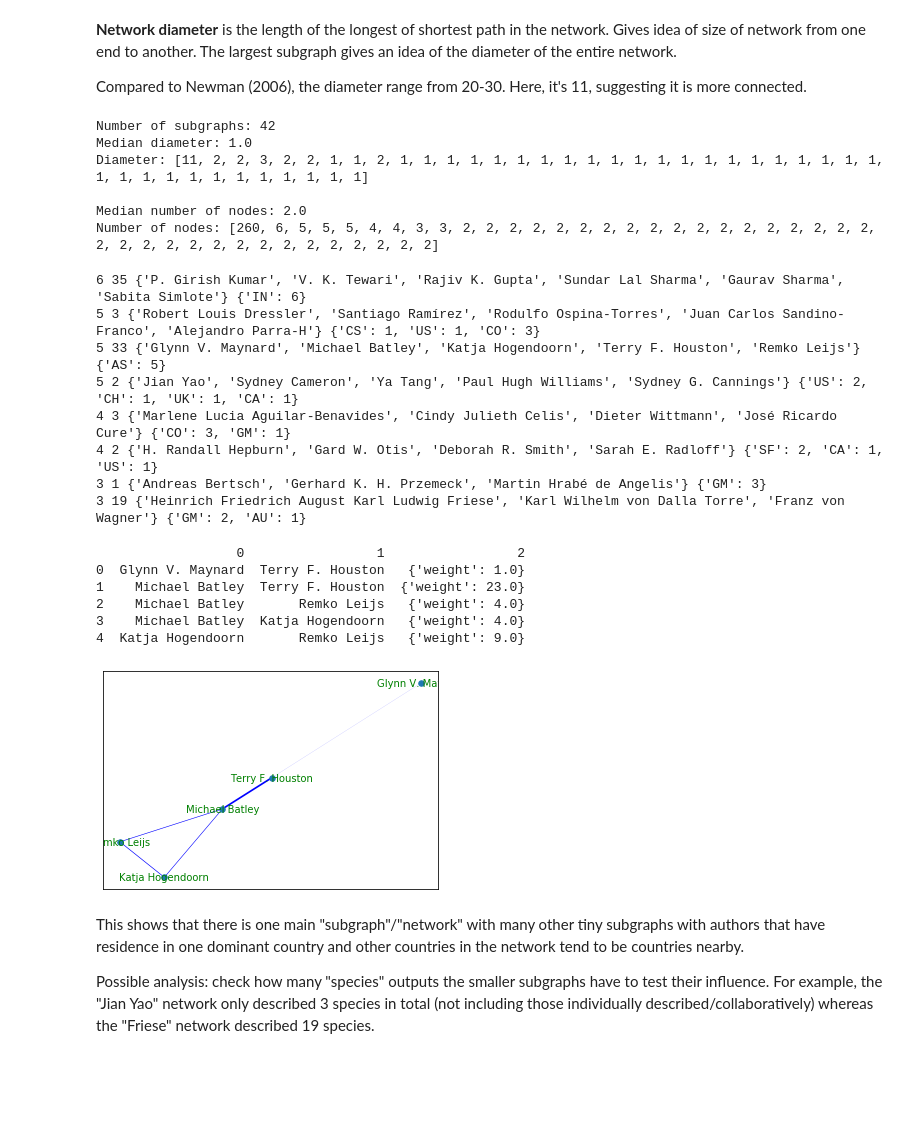
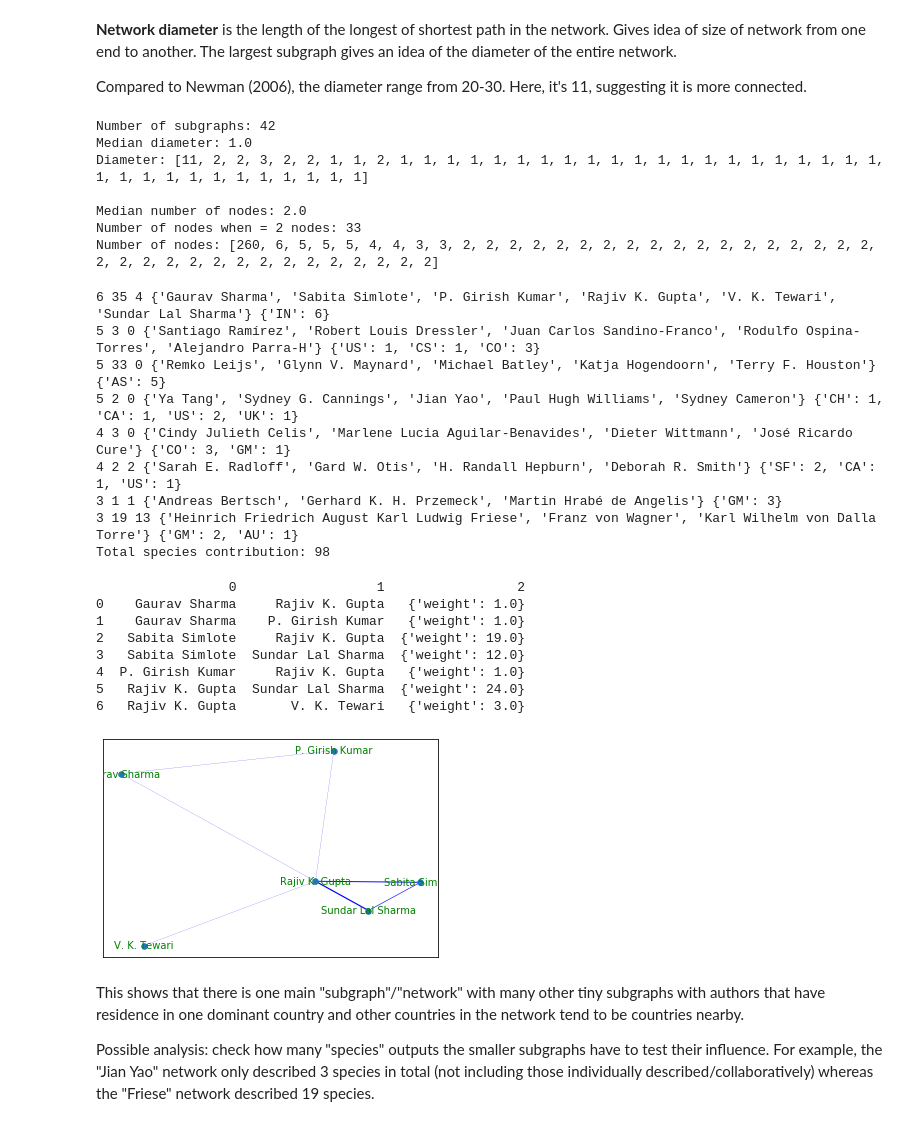
Before and after one commit to eunices/masters-thesis-code, a Jupyter notebook: 2019-09-24-coauthor-networkx/2019-09-24-coauthor-network.ipynb, the cells around one changed output. Cells and saved outputs as stored; diff of their text form; code cells hidden in the pictures; blank space fills up the shorter version.

Commit message:
[EJYS] Prelim analysis for networks of co-authorship

```diff
--- a/2019-09-24-coauthor-networkx/2019-09-24-coauthor-network.ipynb
+++ b/2019-09-24-coauthor-networkx/2019-09-24-coauthor-network.ipynb
@@ -21,11 +24,3 @@ ddir = "../data/2019-05-23-ascher-bee-data/"
 fn_spp = ddir + '2019-05-23-Apoidea world consensus file Sorted by name 2019 describers_2.0-denormalised.csv'
 spp = pd.read_csv(fn_spp)[["idx", "full.name.of.describer.n"]]
 spp = spp[spp.duplicated(subset="idx", keep=False)] # keep only those with >1 authors
-# %%
-# dataset includes valid and invalid species
-fn_edges = ddir + '2019-05-23-Apoidea world consensus file Sorted by name 2019 describers_7.0-author-networks.csv'
-with open(fn_edges, 'r') as edgecsv: # Open the file
-    edgereader = csv.reader(edgecsv) # Read the csv
-    edges = [(e[1], e[2], e[0]) for e in edgereader if e[2] != ""][1:]
-
-edges = [(e[0], e[1], float(e[2])) for e in edges]
@@ -70,3 +27,2 @@ for node in nodes: # Loop through the list, one row at a time
-# %%
-# Add attributes
-nx.set_node_attributes(G, res_dict, 'country_of_residence')
+# %%
+(G, nodes) = load_coauthor_nx() # abstracted into src
@@ -254,7 +264,9 @@ for i in subgraphs:
 
 print("Median diameter:", s.median(dia_li))
 print("Diameter:", dia_li, "\n")
+
 print("Median number of nodes:", s.median(nod_li))
+print("Number of nodes when = 2 nodes:", sum([x==2 for x in nod_li]))
 print("Number of nodes:", nod_li)
 # %% [output]
 Number of subgraphs: 42
@@ -262,48 +274,64 @@ Median diameter: 1.0
 Diameter: [11, 2, 2, 3, 2, 2, 1, 1, 2, 1, 1, 1, 1, 1, 1, 1, 1, 1, 1, 1, 1, 1, 1, 1, 1, 1, 1, 1, 1, 1, 1, 1, 1, 1, 1, 1, 1, 1, 1, 1, 1, 1]
 
 Median number of nodes: 2.0
+Number of nodes when = 2 nodes: 33
 Number of nodes: [260, 6, 5, 5, 5, 4, 4, 3, 3, 2, 2, 2, 2, 2, 2, 2, 2, 2, 2, 2, 2, 2, 2, 2, 2, 2, 2, 2, 2, 2, 2, 2, 2, 2, 2, 2, 2, 2, 2, 2, 2, 2]
 # %%
+subgraph_info = {}
+total_spp = 0
 for i in range(1, nod_li.index(2)):
     subgraph = subgraphs[i]
     countries = Counter([G.nodes()[p]["country_of_residence"] for p in subgraph])
     N_species_li = [list(spp[spp["full.name.of.describer.n"] == p].idx) for p in subgraph]
-    N_species = len(set(list(reduce(lambda x,y: x+y, N_species_li))))
-    print(len(subgraph), N_species, subgraph,  dict(countries))
+    N_species = set(list(reduce(lambda x,y: x+y, N_species_li)))
+    N_synonyms = len([x for x in N_species if x > 20669])
+    N_species = len(N_species)
+    print(len(subgraph), N_species, N_synonyms, subgraph,  dict(countries))
+    subgraph_info[i] = {'N_species': N_species,
+                        'N_synonyms': N_synonyms,
+                        'N_nodes': len(subgraph),
+                        'id_nodes': subgraph,
+                        'countries': dict(countries)}
+    total_spp = total_spp + N_species
+pd.DataFrame.from_dict(subgraph_info, orient='index').to_csv(ddir+'eda2_auth/2019-11-07-coauth-subgraphs.csv')
+print("Total species contribution:", total_spp)
 # %% [output]
-6 35 {'P. Girish Kumar', 'V. K. Tewari', 'Rajiv K. Gupta', 'Sundar Lal Sharma', 'Gaurav Sharma', 'Sabita Simlote'} {'IN': 6}
-5 3 {'Robert Louis Dressler', 'Santiago Ramírez', 'Rodulfo Ospina-Torres', 'Juan Carlos Sandino-Franco', 'Alejandro Parra-H'} {'CS': 1, 'US': 1, 'CO': 3}
-5 33 {'Glynn V. Maynard', 'Michael Batley', 'Katja Hogendoorn', 'Terry F. Houston', 'Remko Leijs'} {'AS': 5}
-5 2 {'Jian Yao', 'Sydney Cameron', 'Ya Tang', 'Paul Hugh Williams', 'Sydney G. Cannings'} {'US': 2, 'CH': 1, 'UK': 1, 'CA': 1}
-4 3 {'Marlene Lucia Aguilar-Benavides', 'Cindy Julieth Celis', 'Dieter Wittmann', 'José Ricardo Cure'} {'CO': 3, 'GM': 1}
-4 2 {'H. Randall Hepburn', 'Gard W. Otis', 'Deborah R. Smith', 'Sarah E. Radloff'} {'SF': 2, 'CA': 1, 'US': 1}
-3 1 {'Andreas Bertsch', 'Gerhard K. H. Przemeck', 'Martin Hrabé de Angelis'} {'GM': 3}
-3 19 {'Heinrich Friedrich August Karl Ludwig Friese', 'Karl Wilhelm von Dalla Torre', 'Franz von Wagner'} {'GM': 2, 'AU': 1}
+6 35 4 {'Gaurav Sharma', 'Sabita Simlote', 'P. Girish Kumar', 'Rajiv K. Gupta', 'V. K. Tewari', 'Sundar Lal Sharma'} {'IN': 6}
+5 3 0 {'Santiago Ramírez', 'Robert Louis Dressler', 'Juan Carlos Sandino-Franco', 'Rodulfo Ospina-Torres', 'Alejandro Parra-H'} {'US': 1, 'CS': 1, 'CO': 3}
+5 33 0 {'Remko Leijs', 'Glynn V. Maynard', 'Michael Batley', 'Katja Hogendoorn', 'Terry F. Houston'} {'AS': 5}
+5 2 0 {'Ya Tang', 'Sydney G. Cannings', 'Jian Yao', 'Paul Hugh Williams', 'Sydney Cameron'} {'CH': 1, 'CA': 1, 'US': 2, 'UK': 1}
+4 3 0 {'Cindy Julieth Celis', 'Marlene Lucia Aguilar-Benavides', 'Dieter Wittmann', 'José Ricardo Cure'} {'CO': 3, 'GM': 1}
+4 2 2 {'Sarah E. Radloff', 'Gard W. Otis', 'H. Randall Hepburn', 'Deborah R. Smith'} {'SF': 2, 'CA': 1, 'US': 1}
+3 1 1 {'Andreas Bertsch', 'Gerhard K. H. Przemeck', 'Martin Hrabé de Angelis'} {'GM': 3}
+3 19 13 {'Heinrich Friedrich August Karl Ludwig Friese', 'Franz von Wagner', 'Karl Wilhelm von Dalla Torre'} {'GM': 2, 'AU': 1}
+Total species contribution: 98
 # %%
 # Plotting one of the subgraphs
-S = G.subgraph(subgraphs[3])
+S = G.subgraph(subgraphs[1])
 print(pd.DataFrame(S.edges(data=True)))
 pos=nx.spring_layout(S)
 nx.draw_networkx_nodes(S, pos, node_size=30)
 nx.draw_networkx_labels(S, pos, font_size=10,font_color='g')
 
 all_weights = []
 for (n1, n2, attr) in S.edges(data=True):
     all_weights.append(attr['weight'])
 unique_weights = list(set(all_weights))
 
 for wt in range(1, int(max(unique_weights))+1):
     edges = [(n1,n2) for (n1, n2, attr) in S.edges(data=True) if attr['weight']==wt]
     width = wt*len(edges)*3.0/sum(all_weights)
     nx.draw_networkx_edges(S, pos, edgelist=edges, width=width, edge_color='b')
 # %% [output]
-                  0                 1                 2
-0  Glynn V. Maynard  Terry F. Houston   {'weight': 1.0}
-1    Michael Batley  Terry F. Houston  {'weight': 23.0}
-2    Michael Batley       Remko Leijs   {'weight': 4.0}
-3    Michael Batley  Katja Hogendoorn   {'weight': 4.0}
-4  Katja Hogendoorn       Remko Leijs   {'weight': 9.0}
+                 0                  1                 2
+0    Gaurav Sharma     Rajiv K. Gupta   {'weight': 1.0}
+1    Gaurav Sharma    P. Girish Kumar   {'weight': 1.0}
+2   Sabita Simlote     Rajiv K. Gupta  {'weight': 19.0}
+3   Sabita Simlote  Sundar Lal Sharma  {'weight': 12.0}
+4  P. Girish Kumar     Rajiv K. Gupta   {'weight': 1.0}
+5   Rajiv K. Gupta  Sundar Lal Sharma  {'weight': 24.0}
+6   Rajiv K. Gupta       V. K. Tewari   {'weight': 3.0}
-[figure, old version]
+[figure, new version]
 # %% [markdown]
 This shows that there is one main "subgraph"/"network" with many other tiny subgraphs with authors that have residence in one dominant country and other countries in the network tend to be countries nearby.
 
```
Also changed, not shown: parts of 18 cells of this notebook, 2 other files.
